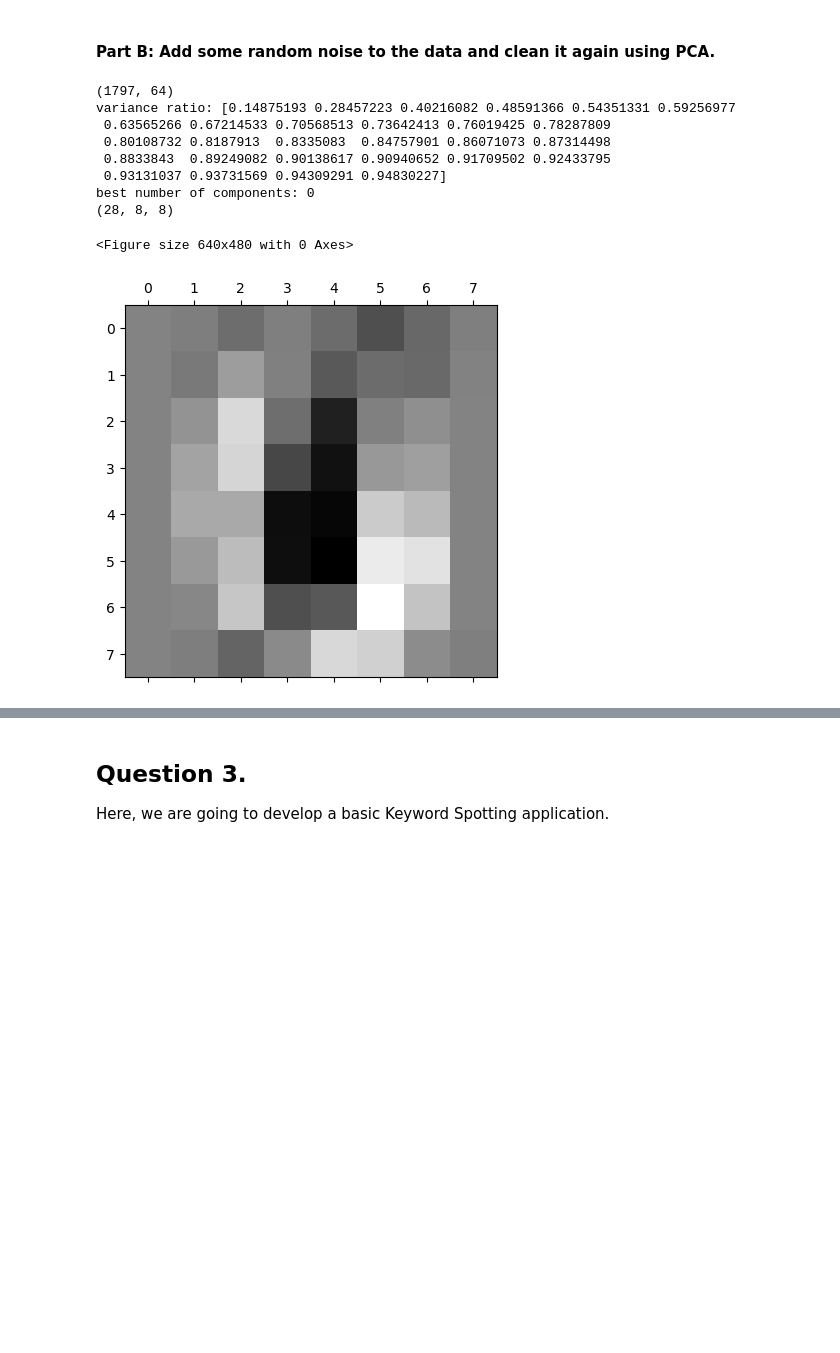
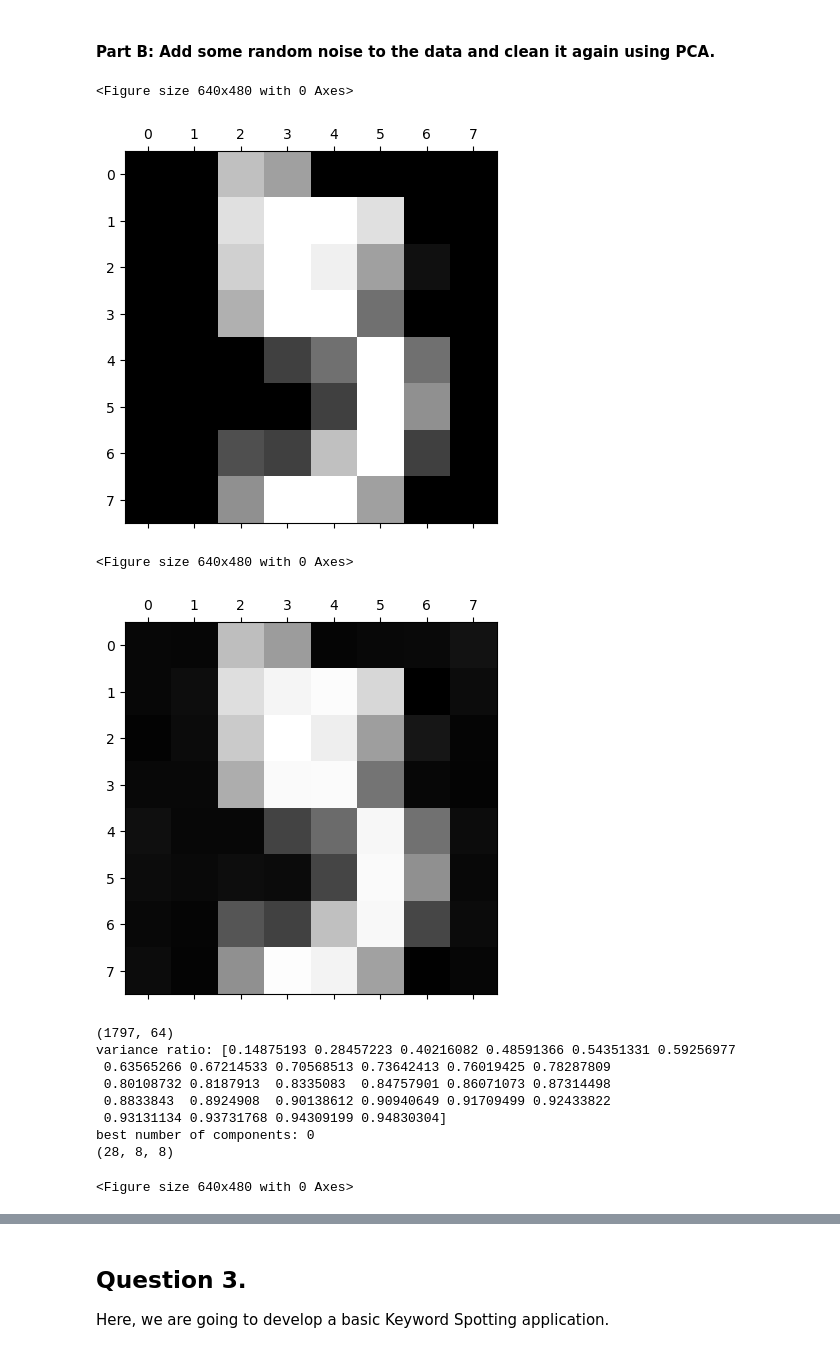
Before and after one commit to FarsanBaloo/DVA256, a Jupyter notebook: EXERCISE3/Exercise 3.ipynb, the cells around one changed output, grey strips where cells are left out. Cells and saved outputs as stored; diff of their text form; code cells hidden in the pictures; blank space fills up the shorter version.

```diff
--- a/EXERCISE3/Exercise 3.ipynb
+++ b/EXERCISE3/Exercise 3.ipynb
@@ -576,7 +603,7 @@ visualizePCA(pca_components, digtarget)
 #  INSERT YOUR CODE BELOW                 #
 ###########################################
 
-#plot_image(digits.images[5])
+plot_image(digits.images[5])
 
 
 
@@ -629,46 +656,49 @@ new_noisy = np.reshape(x_noisy, (1797, 8, 8))
 #  INSERT YOUR CODE BELOW                  #
 ############################################
 
-#plot_image(new_noisy[5])
+plot_image(new_noisy[5])
 
 
 
 ###################################
 #  Clean the noisy data using PCA #
 #  INSERT YOUR CODE BELOW         #
 ###################################
 
 
 
 
 #scaledNoisy = StandardScaler().fit_transform(x_noisy)
 n_components=28
 print(x_noisy.shape)
 pca = PCA(n_components=n_components)
-principalComponents = pca.fit(x_noisy)
+principalComponents = pca.fit_transform(x_noisy)
 #cleaned_imgs = pca.transform(x_noisy).reshape((-1, 8, 8))
 cleaned_imgs = pca.components_.reshape((-1, 8,8))
 #padded_val = np.pad(cleaned_imgs, (0, 64-n_components), mode = 'constant')
 #cleaned_imgs = np.reshape(cleaned_imgs, (-1, 8, 8))
 print(f"variance ratio: {np.cumsum(pca.explained_variance_ratio_)}")
 bestacomp = np.argmax(np.cumsum(pca.explained_variance_ratio_) > 0.95)
 print(f"best number of components: {bestacomp}")
 print(cleaned_imgs.shape)
 
 ##############################################
 #  Call function to plot the filtered image  #
 #  INSERT YOUR CODE BELOW                    #
 ##############################################
 
 plot_image(cleaned_imgs[1])
 # %% [output]
-(1797, 64)
-variance ratio: [0.14875193 0.28457223 0.40216082 0.48591366 0.54351331 0.59256977
- 0.63565266 0.67214533 0.70568513 0.73642413 0.76019425 0.78287809
- 0.80108732 0.8187913  0.8335083  0.84757901 0.86071073 0.87314498
- 0.8833843  0.89249082 0.90138617 0.90940652 0.91709502 0.92433795
- 0.93131037 0.93731569 0.94309291 0.94830227]
-best number of components: 0
-(28, 8, 8)
+<Figure size 640x480 with 0 Axes>
+[figure, new version]
 <Figure size 640x480 with 0 Axes>
-[figure, old version]
+[figure, added]
+(1797, 64)
+variance ratio: [0.14875193 0.28457223 0.40216082 0.48591366 0.54351331 0.59256977
+ 0.63565266 0.67214533 0.70568513 0.73642413 0.76019425 0.78287809
+ 0.80108732 0.8187913  0.8335083  0.84757901 0.86071073 0.87314498
+ 0.8833843  0.8924908  0.90138612 0.90940649 0.91709499 0.92433822
+ 0.93131134 0.93731768 0.94309199 0.94830304]
+best number of components: 0
+(28, 8, 8)
+<Figure size 640x480 with 0 Axes>
```
Also changed, not shown: parts of 16 cells of this notebook, 2 other files.
